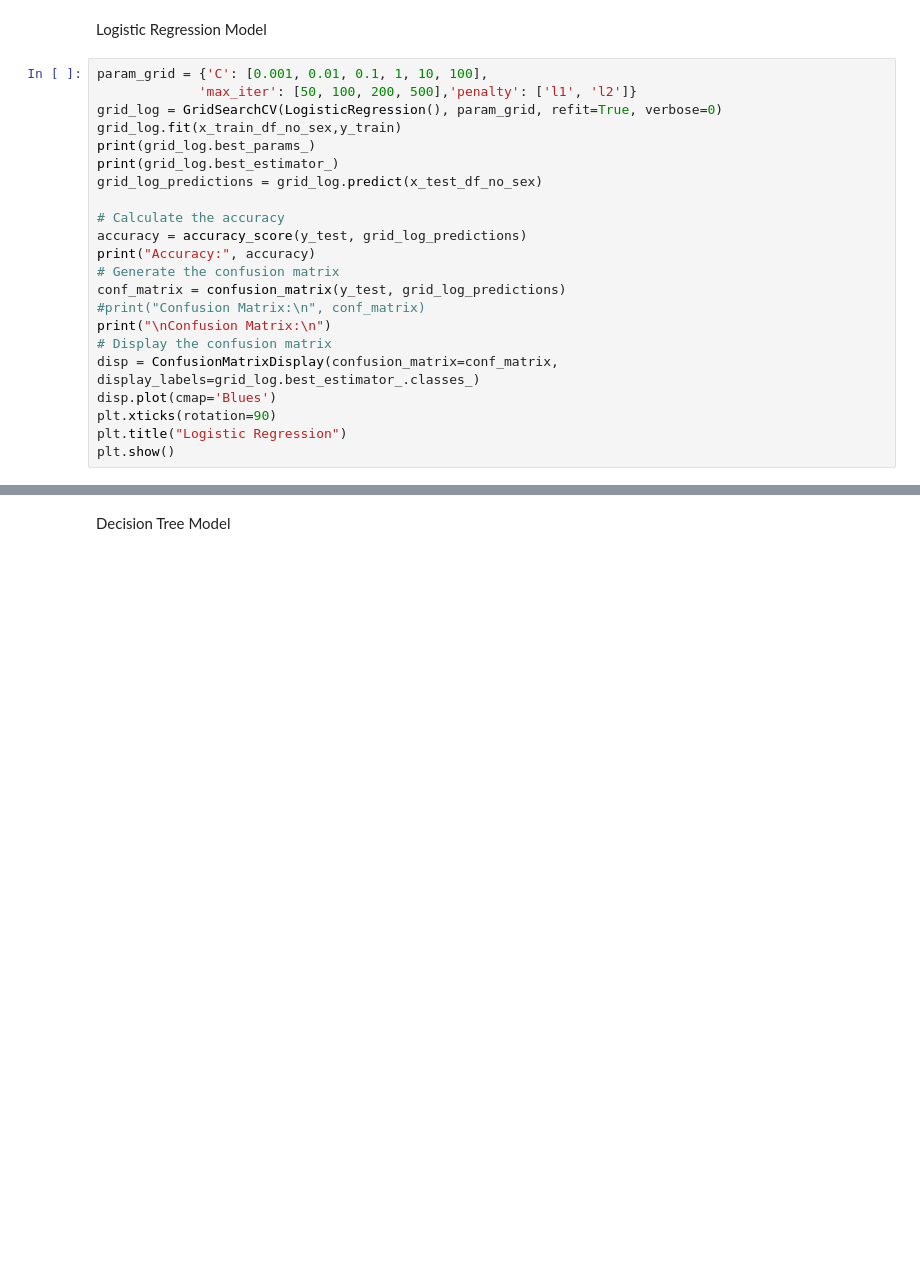
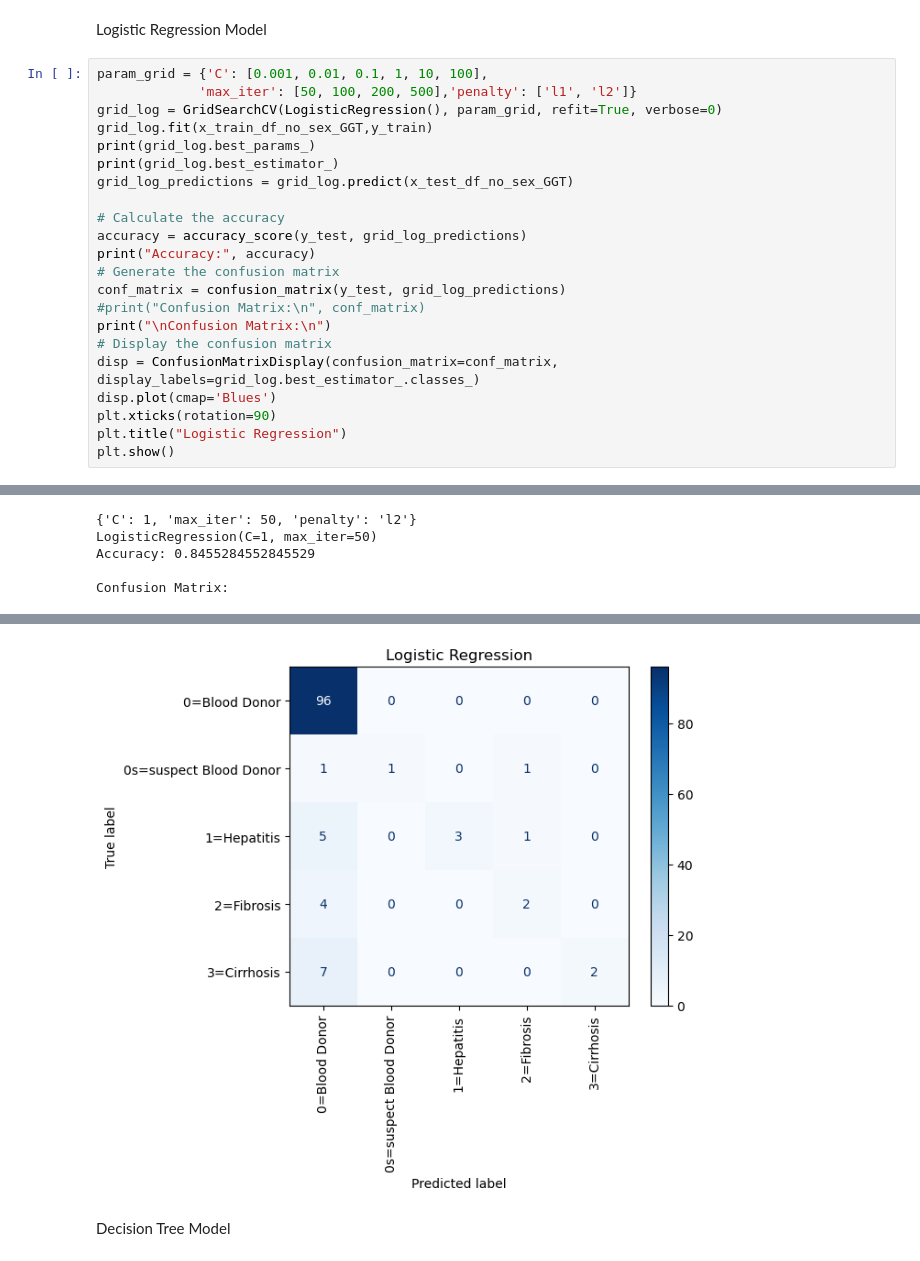
Before and after one commit to mqarmout/HCV_classification, a Jupyter notebook: model.ipynb, the cells around one changed output, grey strips where cells are left out. Drawn from its saved outputs; the diff is of its cells as text; blank space fills up the shorter version.

```diff
--- a/model.ipynb
+++ b/model.ipynb
@@ -969,10 +976,10 @@ Logistic Regression Model
 param_grid = {'C': [0.001, 0.01, 0.1, 1, 10, 100],
              'max_iter': [50, 100, 200, 500],'penalty': ['l1', 'l2']}
 grid_log = GridSearchCV(LogisticRegression(), param_grid, refit=True, verbose=0)
-grid_log.fit(x_train_df_no_sex,y_train)
+grid_log.fit(x_train_df_no_sex_GGT,y_train)
 print(grid_log.best_params_)
 print(grid_log.best_estimator_)
-grid_log_predictions = grid_log.predict(x_test_df_no_sex)
+grid_log_predictions = grid_log.predict(x_test_df_no_sex_GGT)
 
 # Calculate the accuracy
 accuracy = accuracy_score(y_test, grid_log_predictions)
@@ -987,3 +994,4 @@ disp.plot(cmap='Blues')
 plt.xticks(rotation=90)
 plt.title("Logistic Regression")
 plt.show()
+# %% [output]
@@ -989,0 +1015,5 @@ plt.show()
+{'C': 1, 'max_iter': 50, 'penalty': 'l2'}
+LogisticRegression(C=1, max_iter=50)
+Accuracy: 0.8455284552845529
+
+Confusion Matrix:
@@ -990,3 +1037,4 @@ plt.show()
+[figure, added]
 # %% [markdown]
 Decision Tree Model
 # %%
```
Also changed, not shown: parts of 16 cells of this notebook, 1 other file.
